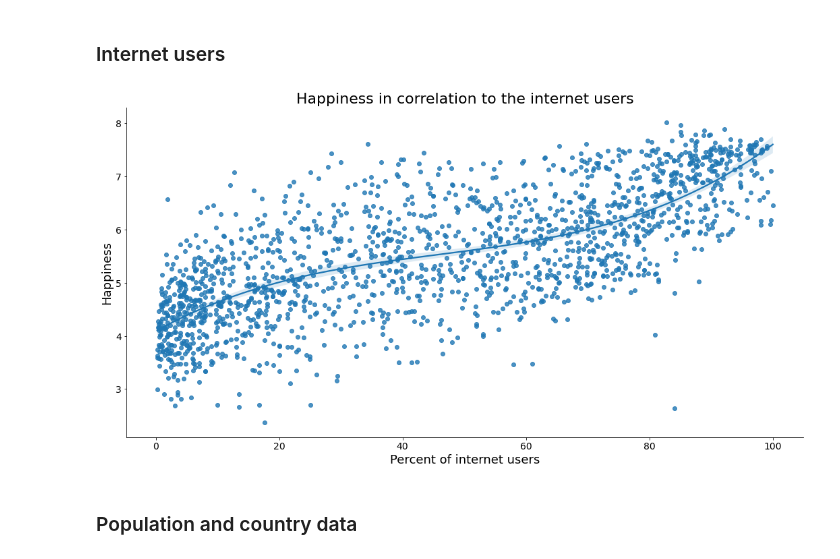
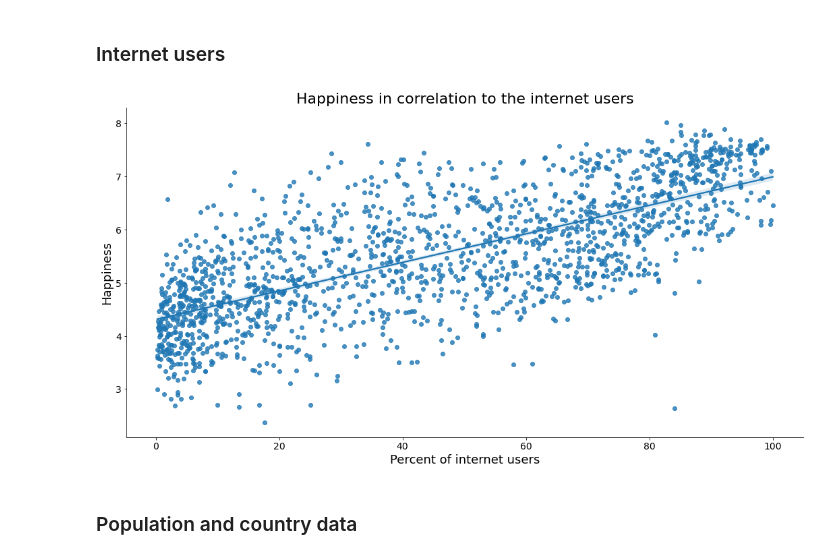
Before and after one commit to Dariokula/VisualizationProj23, a Jupyter notebook: all_datsets_26_08_Dario.ipynb, the cells around one changed output. Saved outputs shown, nothing was run; the diff lists cells and outputs as text; code cells hidden in the pictures.

```diff
--- a/all_datsets_26_08_Dario.ipynb
+++ b/all_datsets_26_08_Dario.ipynb
@@ -706,20 +713,20 @@ plt.show()
 # %%
 # Internet users
 fig, axs = plt.subplots(nrows=1, ncols=1, figsize=(18, 9))
-ax= sns.regplot(data=df_internet_users_combined, x="percent_internet_users", y="happiness_score", order=3)
+ax= sns.regplot(data=df_internet_users_combined, x="percent_internet_users", y="happiness_score", order=1)
 
 # Formatierung anpassen
 ax.spines['top'].set_visible(False)
 ax.spines['right'].set_visible(False)
 #ax.set_ylim(0, 1)
 
 plt.xlabel('Percent of internet users')
 plt.ylabel('Happiness')
 
 plt.title('Happiness in correlation to the internet users')
 plt.show()
 # %% [output]
-[figure, old version]
+[figure, new version]
 # %% [markdown]
 ### Population and country data
 # %%
```
Also changed, not shown: parts of 16 cells of this notebook.
